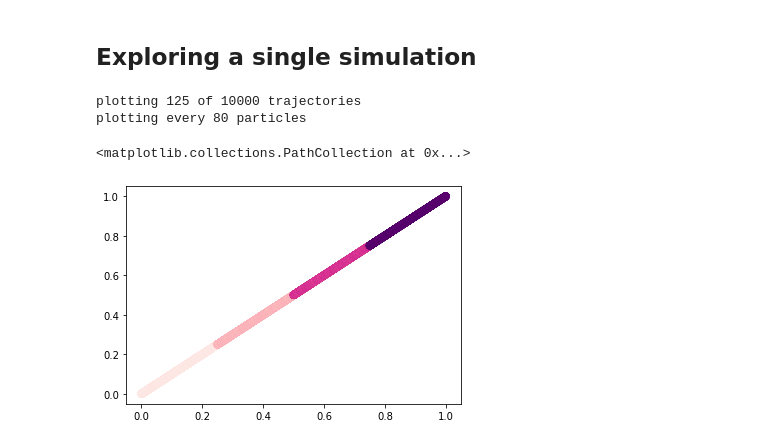
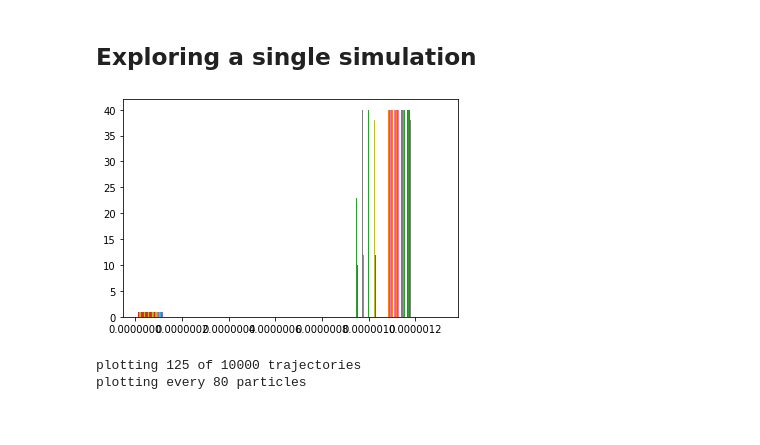
Before and after one commit to OceanParcels/biofouling_3dtransport_2, a Jupyter notebook: Analysis/Single_simulation.ipynb, the cells around one changed output. Cells and saved outputs as stored; diff of their text form; code cells hidden in the pictures.

```diff
--- a/Analysis/Single_simulation.ipynb
+++ b/Analysis/Single_simulation.ipynb
@@ -48,3 +32,8 @@ timelabels = ds['time'][0,:].dt.strftime('%Y-%m-%d')
+# %%
+plt.hist(ds['kin_visc'])
+plt.show()
+# %% [output]
+[figure, added]
 # %%
 number_of_trajectories_to_plot = 125
 n_plt = number_of_trajectories_to_plot
@@ -63,9 +46,3 @@ sizecolors = (np.log10(sizes)-np.log10(sizes.min()))*256/(np.log10(sizes.max())-
-# %%
-c= r_pl_cmap(sizecolors.astype(int))
-plt.scatter(np.linspace(0,1,len(c)),np.linspace(0,1,len(c)),s=50,color=c)
-# %% [output]
-<matplotlib.collections.PathCollection at 0x...>
-[figure, removed]
 # %%
 fig = plt.figure(figsize=(16,8), constrained_layout=True)
 ax = plt.axes(projection=ccrs.PlateCarree())
```
Also changed, not shown: parts of 26 cells of this notebook, 1 other file.
